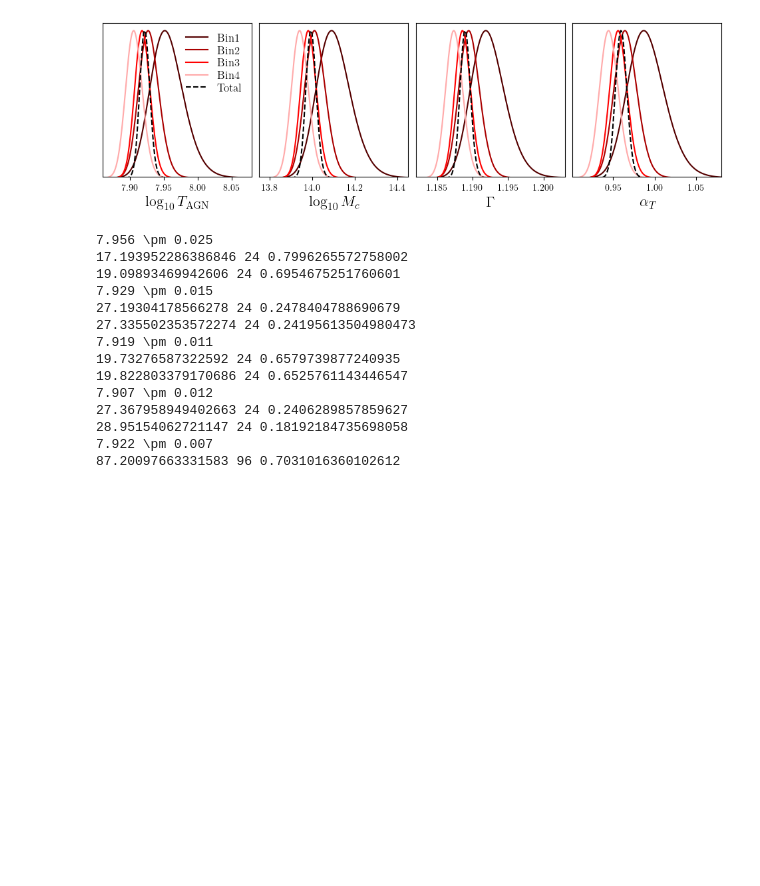
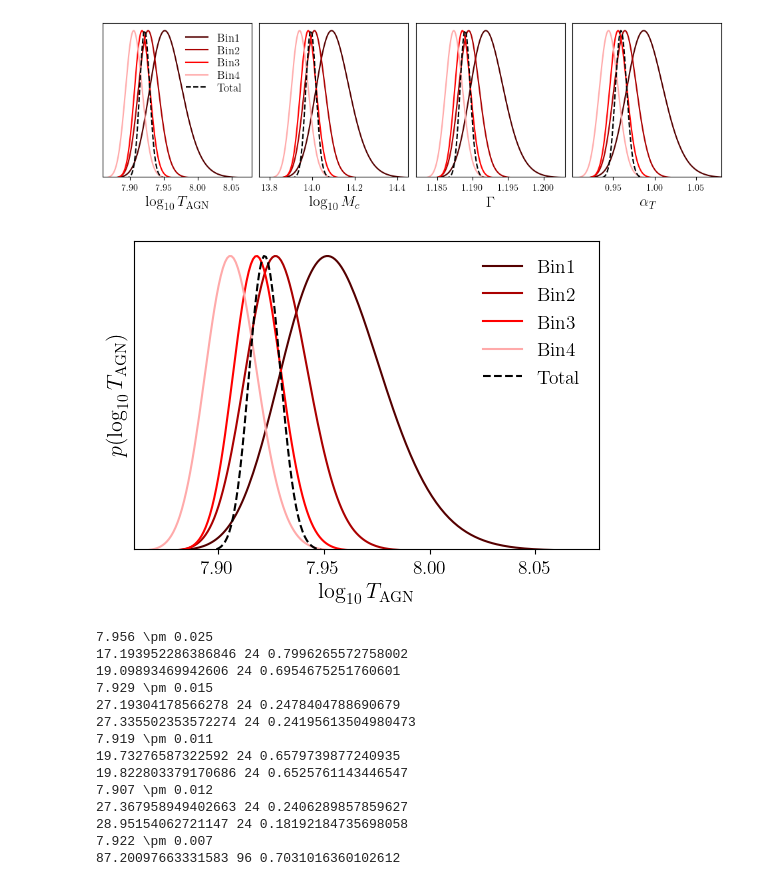
Before and after one commit to Cosmotheka/Cosmotheka_likelihoods, a Jupyter notebook: papers/ROSATx/LikelihoodExample.ipynb, the cells around one changed output. Drawn from its saved outputs; the diff is of its cells as text; code cells hidden in the pictures; blank space fills up the shorter version.

```diff
--- a/papers/ROSATx/LikelihoodExample.ipynb
+++ b/papers/ROSATx/LikelihoodExample.ipynb
@@ -205,6 +219,24 @@ for ax in axes:
 plt.savefig('constraints_BAHAMAS.pdf', bbox_inches='tight')
 # %% [output]
 [figure]
+# %%
+plt.figure(figsize=(6, 4))
+ax = plt.gca()
+cols = ['#550000', '#AA0000', '#FF0000', '#FFAAAA', '#000000']
+labels = [r'${\rm Bin %d}$' % (i+1) for i in range(4)] + [r'${\rm Total}$']
+lss = ['-']*4 + ['--']
+for p, c, ls, lab in zip(probs.T, cols, lss, labels):
+    ax.plot(logTAGNs, p, ls, c=c, label=lab)
+ax.set_xlabel(r'$\log_{10}T_{\rm AGN}$', fontsize=16)
+ax.set_ylabel(r'$p(\log_{10}T_{\rm AGN})$', fontsize=16)
+ax.legend(frameon=False, fontsize=14)
+ax.set_xlim([7.86, 8.08])
+ax.set_ylim([0.005, 1.05])
+ax.set_yticks([])
+ax.tick_params(axis='x', labelsize=14)
+plt.savefig('constraints_BAHAMAS_single.pdf', bbox_inches='tight')
+# %% [output]
+[figure, added]
 # %%
 lTAGN = d['logTAGN']
 
```
Also changed, not shown: parts of 2 cells of this notebook, 1 other file.
